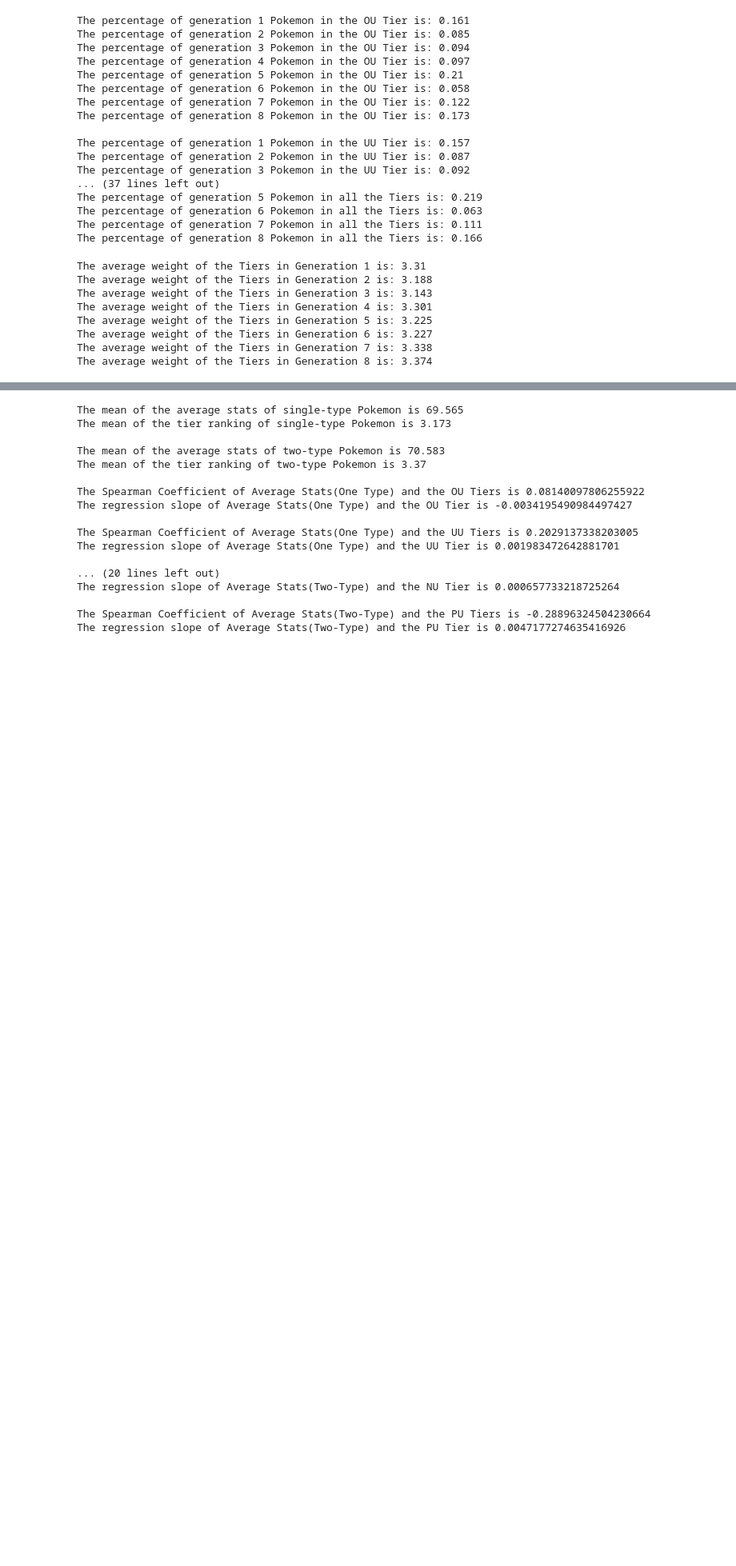
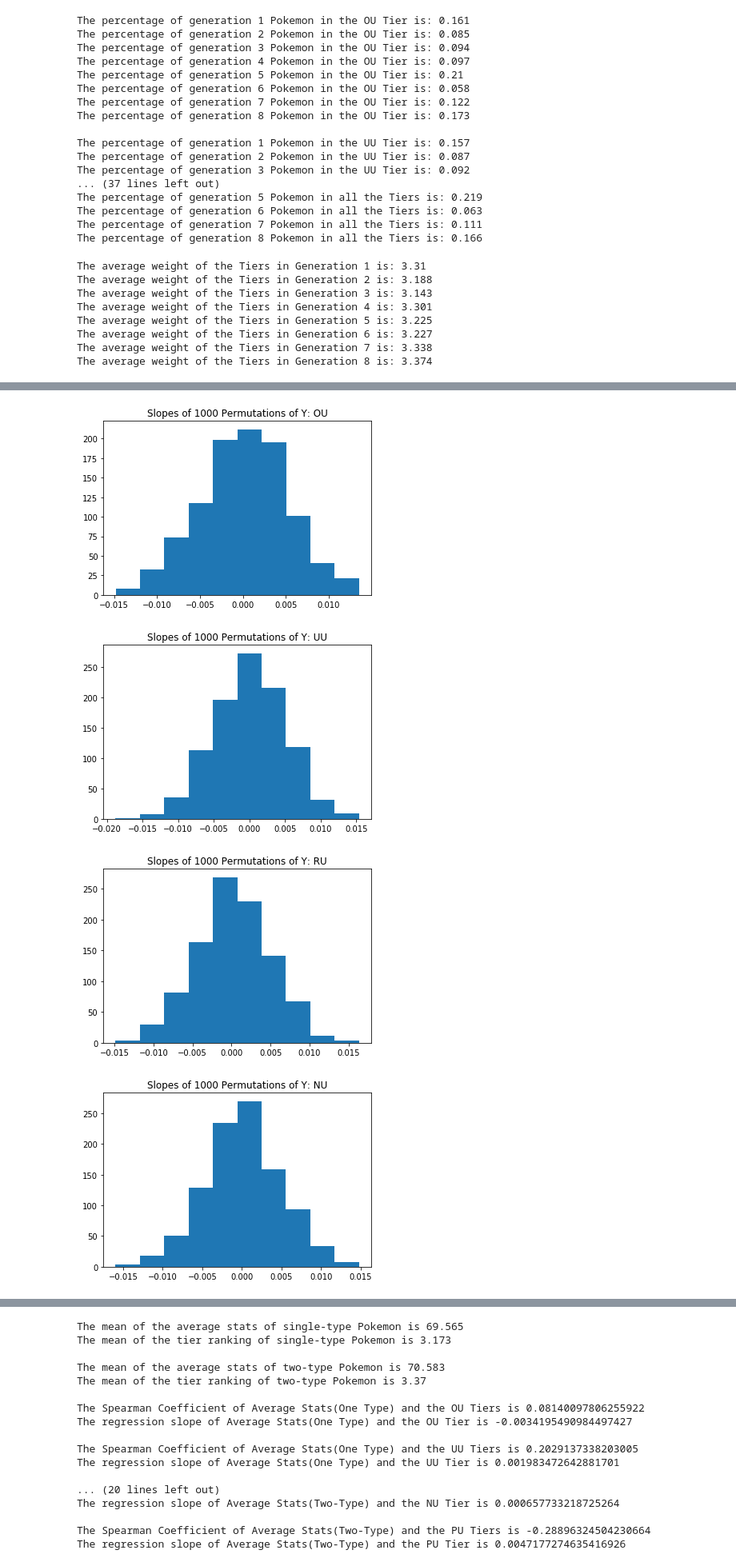
Before and after one commit to RichardKCho/info2950final, a Jupyter notebook: Final Project Data.ipynb, the cells around one changed output, grey strips where cells are left out. Shown at 80% size. Cells and saved outputs as stored; diff of their text form; code cells hidden in the pictures; blank space fills up the shorter version.

```diff
--- a/Final Project Data.ipynb
+++ b/Final Project Data.ipynb
@@ -454,0 +502,65 @@ The average weight of the Tiers in Generation 8 is: 3.374
+# %%
+z = np.zeros(1000)
+
+for p in range(0,len(z)):
+    perm_y = np.random.permutation(tier_dummies["OU"].copy())
+    z_df = pd.DataFrame({"x": total_merged["Generation"], "y": perm_y})
+    p_model = LinearRegression().fit(z_df[["x"]],z_df[["y"]])
+    z[p] = float(p_model.coef_)
+
+plt.hist(z)
+plt.title("Slopes of 1000 Permutations of Y: OU")
+plt.show()
+
+z = np.zeros(1000)
+
+for p in range(0,len(z)):
+    perm_y = np.random.permutation(tier_dummies["UU"].copy())
+    z_df = pd.DataFrame({"x": total_merged["Generation"], "y": perm_y})
+    p_model = LinearRegression().fit(z_df[["x"]],z_df[["y"]])
+    z[p] = float(p_model.coef_)
+
+plt.hist(z)
+plt.title("Slopes of 1000 Permutations of Y: UU")
+plt.show()
+
+z = np.zeros(1000)
+
+for p in range(0,len(z)):
+    perm_y = np.random.permutation(tier_dummies["RU"].copy())
+    z_df = pd.DataFrame({"x": total_merged["Generation"], "y": perm_y})
+    p_model = LinearRegression().fit(z_df[["x"]],z_df[["y"]])
+    z[p] = float(p_model.coef_)
+
+plt.hist(z)
+plt.title("Slopes of 1000 Permutations of Y: RU")
+plt.show()
+
+z = np.zeros(1000)
+
+for p in range(0,len(z)):
+    perm_y = np.random.permutation(tier_dummies["NU"].copy())
+    z_df = pd.DataFrame({"x": total_merged["Generation"], "y": perm_y})
+    p_model = LinearRegression().fit(z_df[["x"]],z_df[["y"]])
+    z[p] = float(p_model.coef_)
+
+plt.hist(z)
+plt.title("Slopes of 1000 Permutations of Y: NU")
+plt.show()
+
+z = np.zeros(1000)
+
+for p in range(0,len(z)):
+    perm_y = np.random.permutation(tier_dummies["PU"].copy())
+    z_df = pd.DataFrame({"x": total_merged["Generation"], "y": perm_y})
+    p_model = LinearRegression().fit(z_df[["x"]],z_df[["y"]])
+    z[p] = float(p_model.coef_)
+
+plt.hist(z)
+plt.title("Slopes of 1000 Permutations of Y: PU")
+plt.show()
+# %% [output]
+[figure, added]
+[figure, added]
+[figure, added]
+[figure, added]
```
Also changed, not shown: parts of 12 cells of this notebook.
